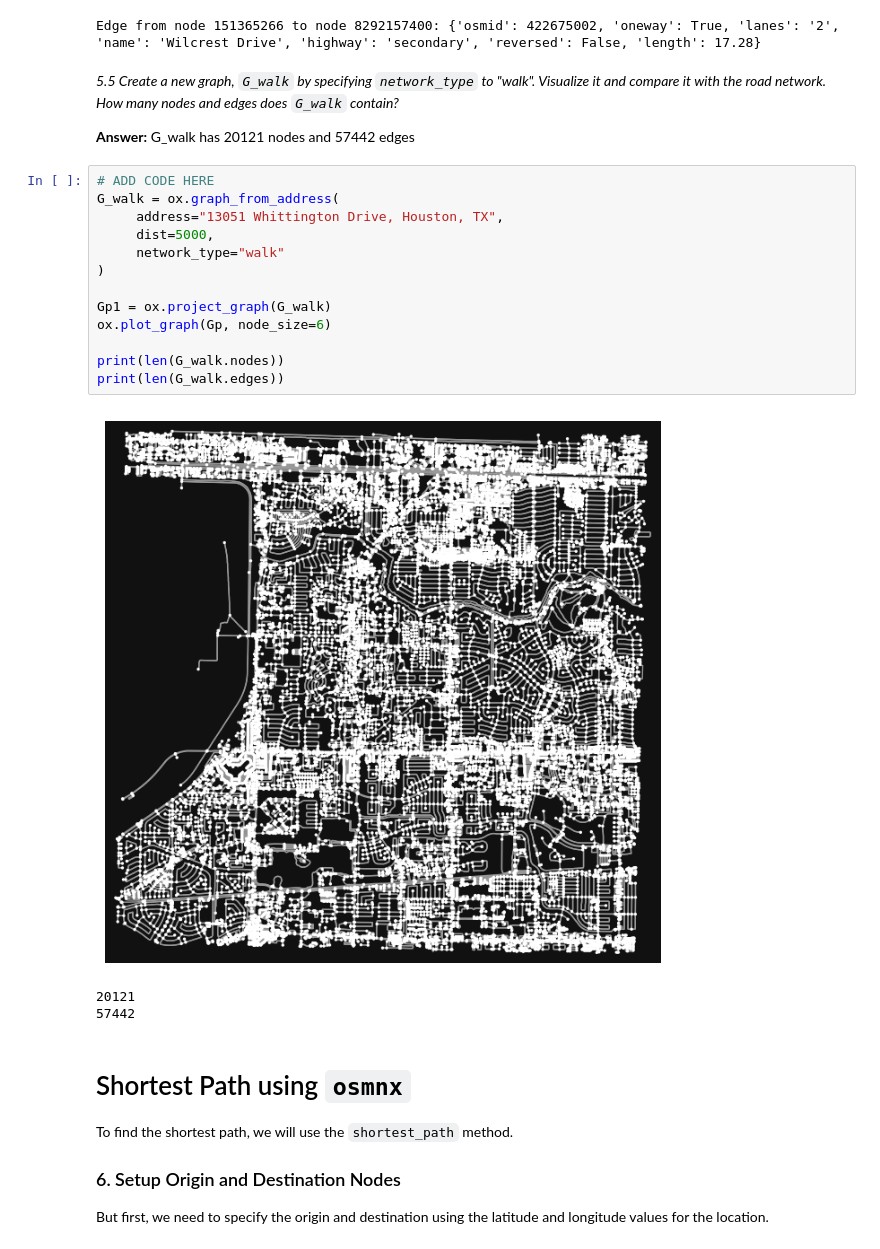
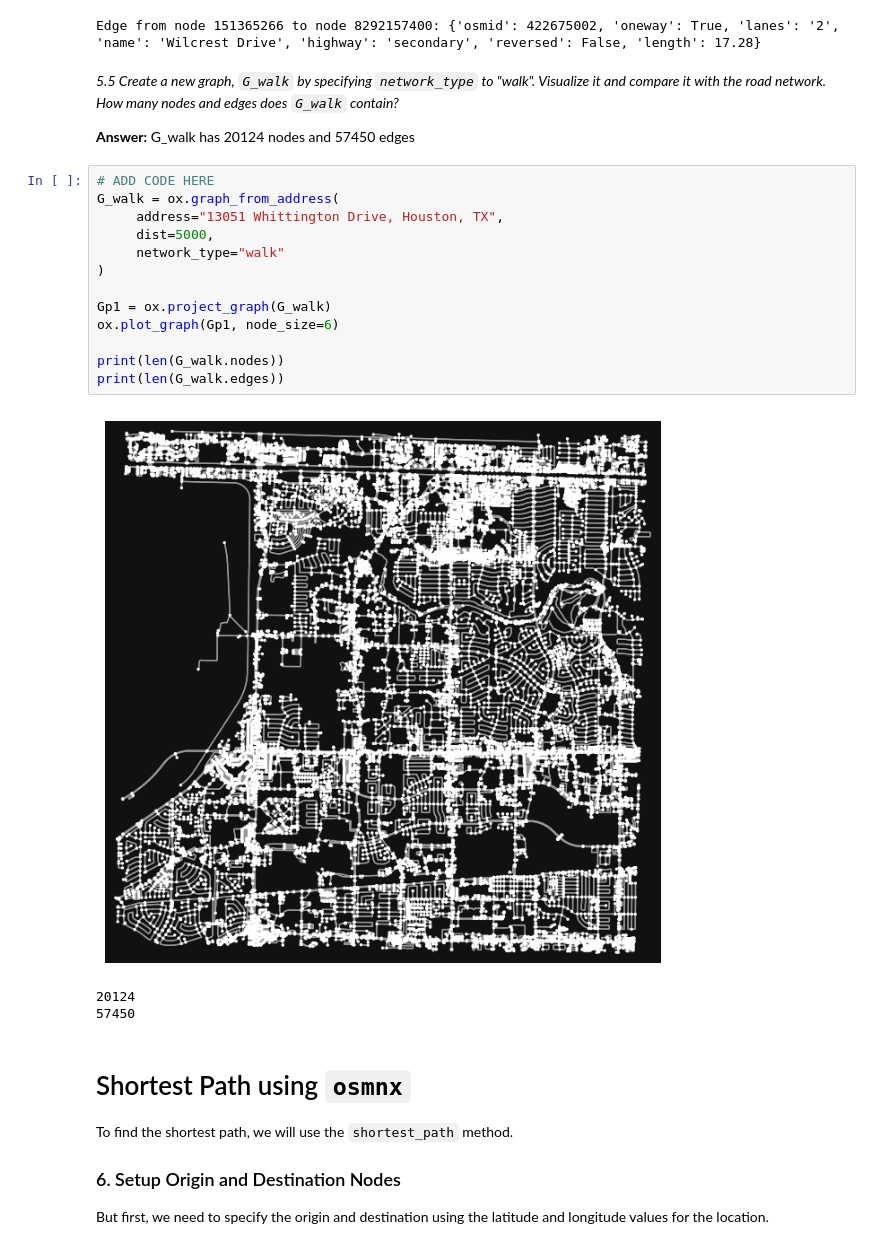
Before and after one commit to Bestakdv/vhs-intro-ai, a Jupyter notebook: road_network_analysis_1_1.ipynb, the cells around one changed output. Saved outputs shown, nothing was run; the diff lists cells and outputs as text.

```diff
--- a/road_network_analysis_1_1.ipynb
+++ b/road_network_analysis_1_1.ipynb
@@ -125,24 +125,24 @@ Edge from node 151365266 to node 8292157400: {'osmid': 422675002, 'oneway': True
 # %% [markdown]
 *5.5 Create a new graph, `G_walk` by specifying `network_type` to "walk". Visualize it and compare it with the road network. How many nodes and edges does `G_walk` contain?*
 
-**Answer:** G_walk has 20121 nodes and 57442 edges
+**Answer:** G_walk has 20124 nodes and 57450 edges
 # %%
 # ADD CODE HERE
 G_walk = ox.graph_from_address(
      address="13051 Whittington Drive, Houston, TX",
      dist=5000,
      network_type="walk"
 )
 
 Gp1 = ox.project_graph(G_walk)
-ox.plot_graph(Gp, node_size=6)
+ox.plot_graph(Gp1, node_size=6)
 
 print(len(G_walk.nodes))
 print(len(G_walk.edges))
 # %% [output]
-[figure, old version]
+[figure, new version]
-20121
-57442
+20124
+57450
 # %% [markdown]
 # Shortest Path using `osmnx`
 
```
Also changed, not shown: parts of 7 cells of this notebook.
